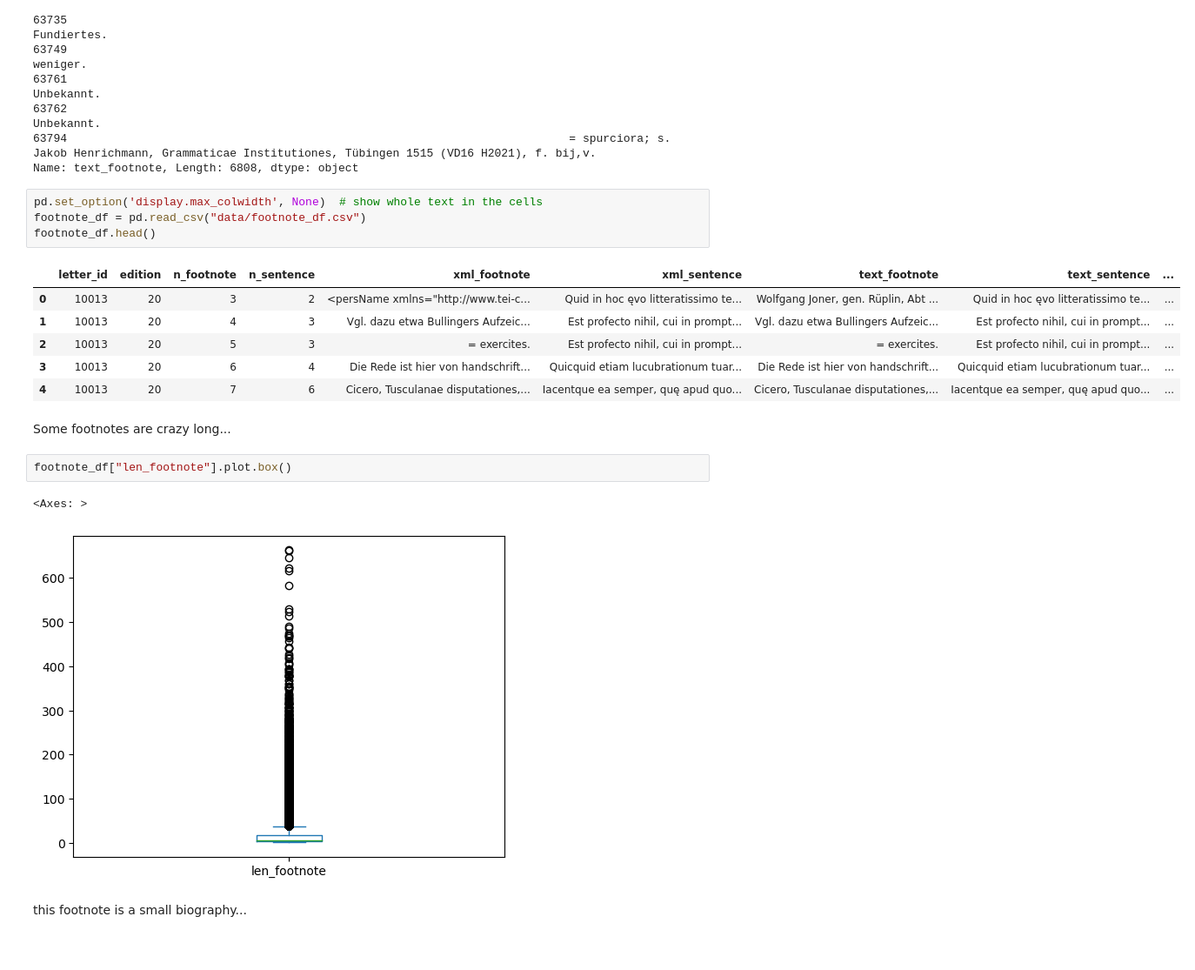
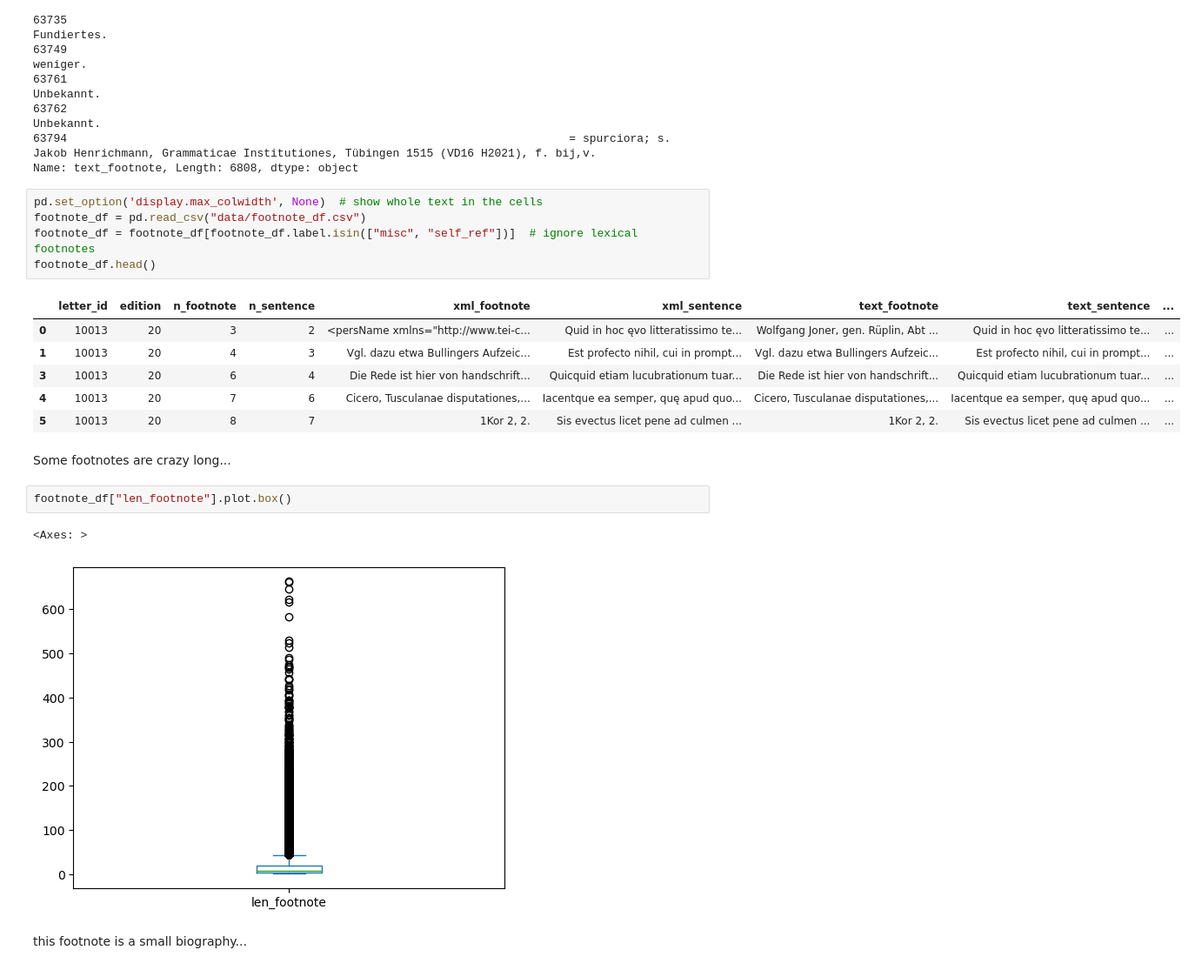
Before and after one commit to Boffl/BullingerDigitalLMFootnotes, a Jupyter notebook: prepare_data.ipynb, the cells around one changed output. Shown at 87% size. Cells and saved outputs as stored; diff of their text form.

```diff
--- a/prepare_data.ipynb
+++ b/prepare_data.ipynb
@@ -116,21 +116,22 @@ Name: text_footnote, Length: 6808, dtype: object
 # %%
 pd.set_option('display.max_colwidth', None)  # show whole text in the cells
 footnote_df = pd.read_csv("data/footnote_df.csv")
+footnote_df = footnote_df[footnote_df.label.isin(["misc", "self_ref"])]  # ignore lexical footnotes
 footnote_df.head()
 # %% [output]
 |  | letter_id | edition | n_footnote | n_sentence | xml_footnote | xml_sentence | text_footnote | text_sentence | ... |
 | 0 | 10013 | 20 | 3 | 2 | <persName xmlns="http://www.tei-c... | Quid in hoc ęvo litteratissimo te... | Wolfgang Joner, gen. Rüplin, Abt ... | Quid in hoc ęvo litteratissimo te... | ... |
 | 1 | 10013 | 20 | 4 | 3 | Vgl. dazu etwa Bullingers Aufzeic... | Est profecto nihil, cui in prompt... | Vgl. dazu etwa Bullingers Aufzeic... | Est profecto nihil, cui in prompt... | ... |
-| 2 | 10013 | 20 | 5 | 3 | = exercites. | Est profecto nihil, cui in prompt... | = exercites. | Est profecto nihil, cui in prompt... | ... |
 | 3 | 10013 | 20 | 6 | 4 | Die Rede ist hier von handschrift... | Quicquid etiam lucubrationum tuar... | Die Rede ist hier von handschrift... | Quicquid etiam lucubrationum tuar... | ... |
 | 4 | 10013 | 20 | 7 | 6 | Cicero, Tusculanae disputationes,... | Iacentque ea semper, quę apud quo... | Cicero, Tusculanae disputationes,... | Iacentque ea semper, quę apud quo... | ... |
+| 5 | 10013 | 20 | 8 | 7 | 1Kor 2, 2. | Sis evectus licet pene ad culmen ... | 1Kor 2, 2. | Sis evectus licet pene ad culmen ... | ... |
 # %% [markdown]
 Some footnotes are crazy long...
 # %%
 footnote_df["len_footnote"].plot.box()
 # %% [output]
 <Axes: >
-[figure, old version]
+[figure, new version]
 # %% [markdown]
 this footnote is a small biography...
 # %%
```
Also changed, not shown: parts of 8 cells of this notebook, 1 other file.
